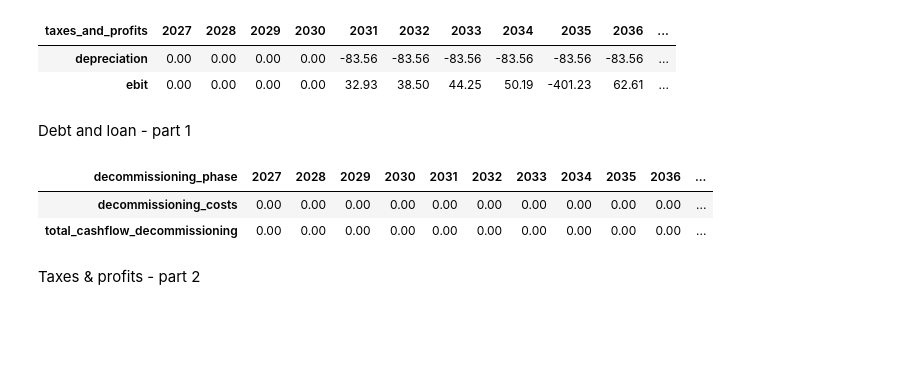
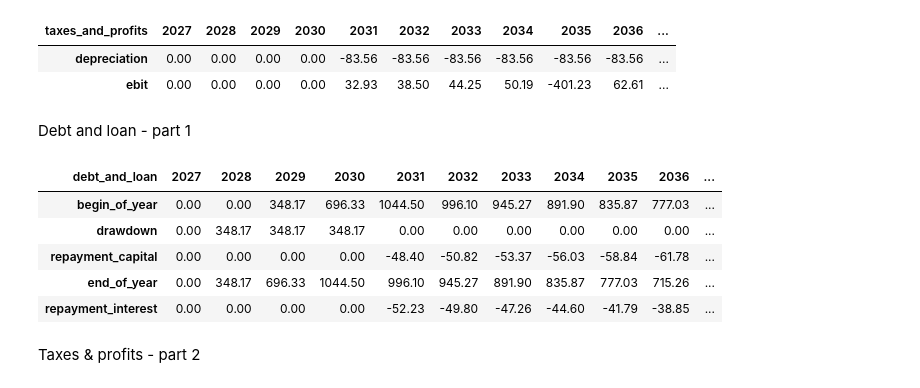
Before and after one commit to DinaBoer/NSE6, a Jupyter notebook: assets/EL_working_file.ipynb, the cells around one changed output. Drawn from its saved outputs; the diff is of its cells as text; code cells hidden in the pictures; blank space fills up the shorter version.

```diff
--- a/EL_working_file.ipynb
+++ b/assets/EL_working_file.ipynb
@@ -263,12 +263,15 @@ Debt and loan - part 1
 # %%
 from finances.taxes_debt_loans import debt_and_loan_part1
 
 df_debt_and_loan_part1 = debt_and_loan_part1(**el_parameters)
-df_decommissioning_phase.style.format(precision=2)
+df_debt_and_loan_part1.style.format(precision=2)
 # %% [output]
-| decommissioning_phase | 2027 | 2028 | 2029 | 2030 | 2031 | 2032 | 2033 | 2034 | 2035 | 2036 | ... |
-| decommissioning_costs | 0.00 | 0.00 | 0.00 | 0.00 | 0.00 | 0.00 | 0.00 | 0.00 | 0.00 | 0.00 | ... |
-| total_cashflow_decommissioning | 0.00 | 0.00 | 0.00 | 0.00 | 0.00 | 0.00 | 0.00 | 0.00 | 0.00 | 0.00 | ... |
+| debt_and_loan | 2027 | 2028 | 2029 | 2030 | 2031 | 2032 | 2033 | 2034 | 2035 | 2036 | ... |
+| begin_of_year | 0.00 | 0.00 | 348.17 | 696.33 | 1044.50 | 996.10 | 945.27 | 891.90 | 835.87 | 777.03 | ... |
+| drawdown | 0.00 | 348.17 | 348.17 | 348.17 | 0.00 | 0.00 | 0.00 | 0.00 | 0.00 | 0.00 | ... |
+| repayment_capital | 0.00 | 0.00 | 0.00 | 0.00 | -48.40 | -50.82 | -53.37 | -56.03 | -58.84 | -61.78 | ... |
+| end_of_year | 0.00 | 348.17 | 696.33 | 1044.50 | 996.10 | 945.27 | 891.90 | 835.87 | 777.03 | 715.26 | ... |
+| repayment_interest | 0.00 | 0.00 | 0.00 | 0.00 | -52.23 | -49.80 | -47.26 | -44.60 | -41.79 | -38.85 | ... |
 # %% [markdown]
 Taxes & profits - part 2
 # %%
```
Also changed, not shown: parts of 3 cells of this notebook, 17 other files.
